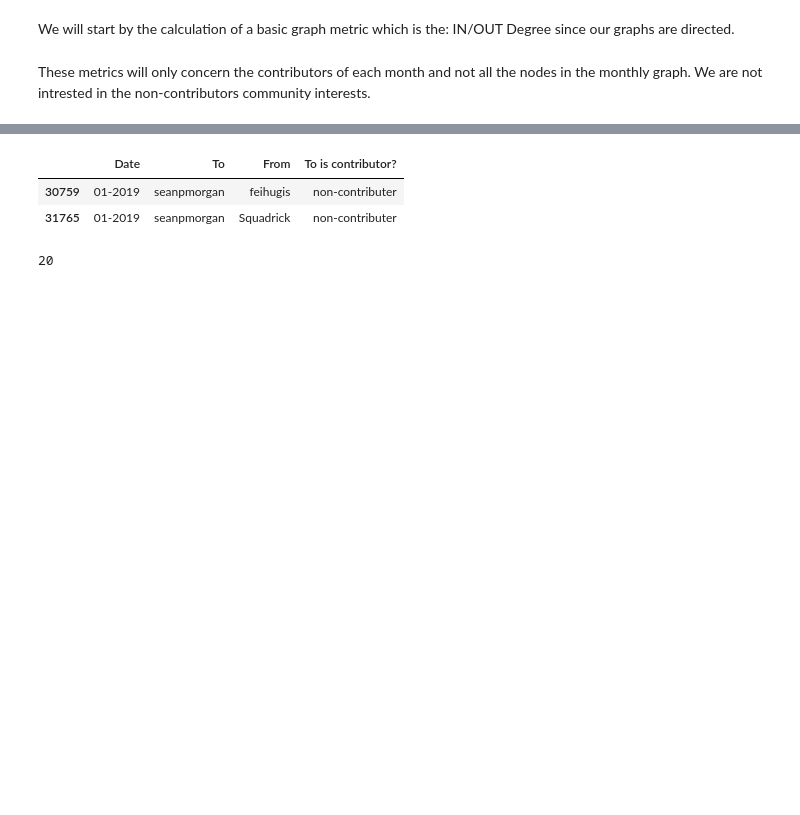
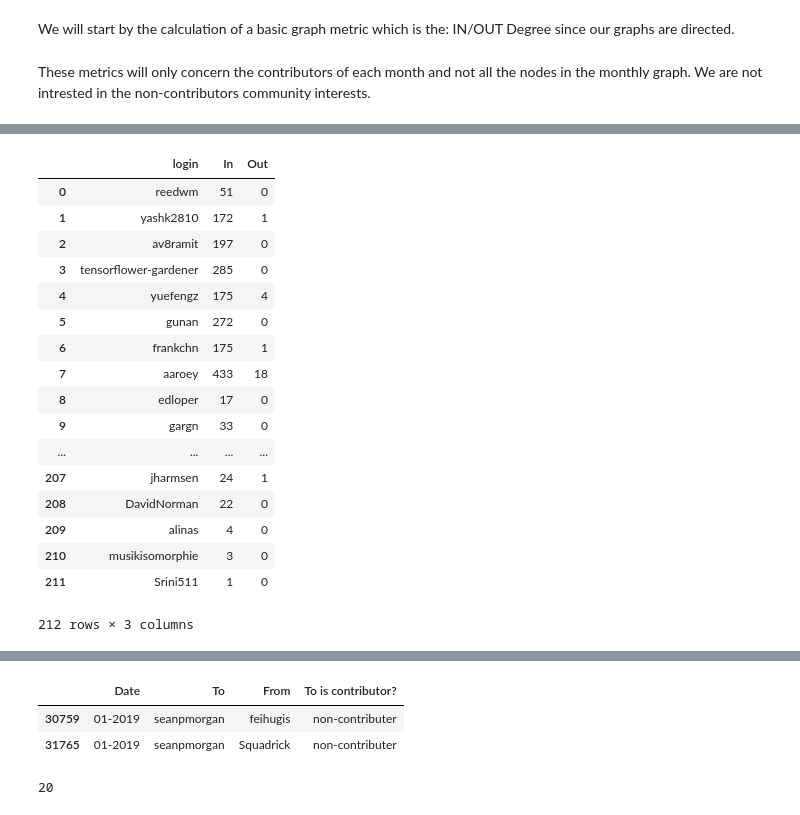
Before and after one commit to YoussefEssDS/Social-network-mining-and-analysis, a Jupyter notebook: GitHub-Mining & SNA.ipynb, the cells around one changed output, grey strips where cells are left out. Cells and saved outputs as stored; diff of their text form; code cells hidden in the pictures; blank space fills up the shorter version.

```diff
--- a/GitHub-Mining & SNA.ipynb
+++ b/GitHub-Mining & SNA.ipynb
@@ -543,0 +603,23 @@ DegreesJan
+# %%
+DegreesApr=getDegrees(GApr,contApr)
+pd.DataFrame.to_csv(DegreesApr,'./IN-OUT Degrees/DegreesApr')
+DegreesApr
+# %% [output]
+|  | login | In | Out |
+| 0 | reedwm | 51 | 0 |
+| 1 | yashk2810 | 172 | 1 |
+| 2 | av8ramit | 197 | 0 |
+| 3 | tensorflower-gardener | 285 | 0 |
+| 4 | yuefengz | 175 | 4 |
+| 5 | gunan | 272 | 0 |
+| 6 | frankchn | 175 | 1 |
+| 7 | aaroey | 433 | 18 |
+| 8 | edloper | 17 | 0 |
+| 9 | gargn | 33 | 0 |
+| ... | ... | ... | ... |
+| 207 | jharmsen | 24 | 1 |
+| 208 | DavidNorman | 22 | 0 |
+| 209 | alinas | 4 | 0 |
+| 210 | musikisomorphie | 3 | 0 |
+| 211 | Srini511 | 1 | 0 |
+212 rows × 3 columns
```
Also changed, not shown: parts of 4 cells of this notebook, 4 other files.
